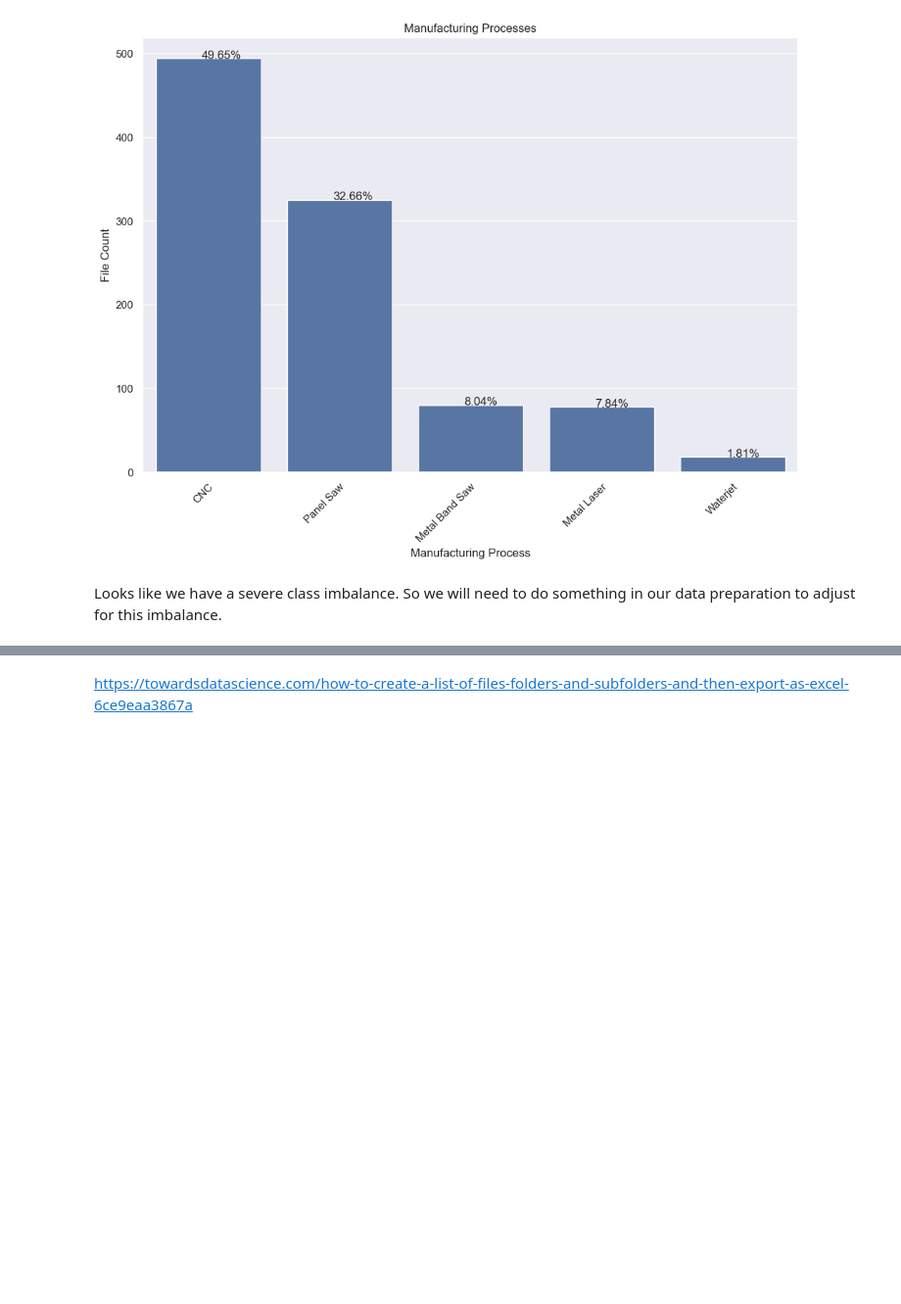
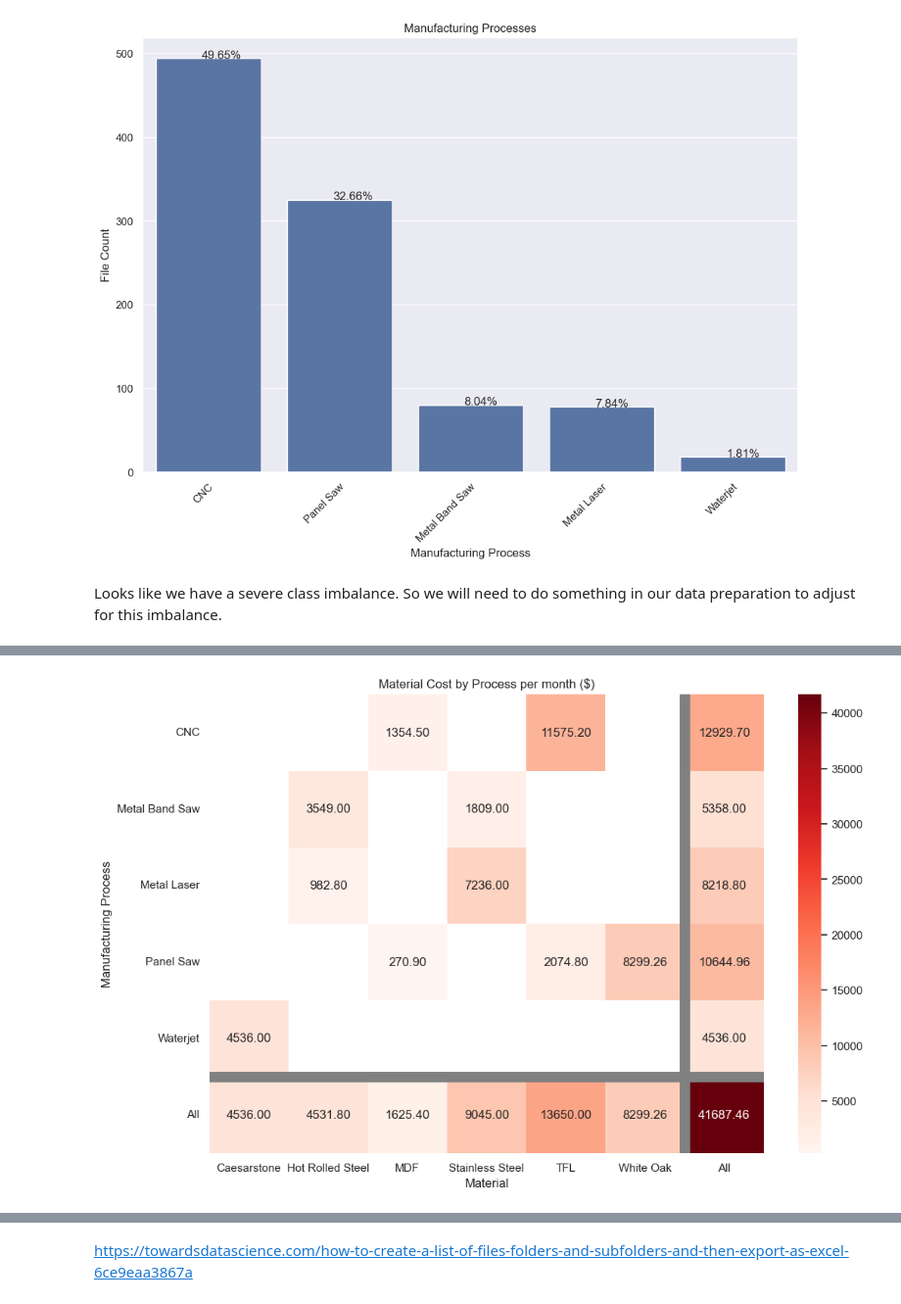
Before and after one commit to tfuger10/Part-processing, a Jupyter notebook: Notebook.ipynb, the cells around one changed output, grey strips where cells are left out. Shown at 98% size. Cells and saved outputs as stored; diff of their text form; code cells hidden in the pictures; blank space fills up the shorter version.

Commit message:
created first base model, added addditional data exploration on manufacturing process costs

```diff
--- a/Notebook.ipynb
+++ b/Notebook.ipynb
@@ -178,0 +190,3 @@ Looks like we have a severe class imbalance. So we will need to do something in
+# %%
+crosstab = pd.crosstab(df_target['Manufacturing Process'], df_target['Material'], margins=True)
+crosstab
@@ -178,0 +224,8 @@ Looks like we have a severe class imbalance. So we will need to do something in
+# %%
+Cost_Material = {'Material': ['Caesarstone', 'Hot Rolled Steel', 'MDF', 'Stainless Steel', 'TFL', 'White Oak'],
+     'Assumed Standard Size': ['305cm x 144cm x 2cm', '48" x 96" x 16 gauge', '49" x 97" x 3/4"', '48" x 96" x 16 gauge', '49" x 97" x 3/4"', '7" x 60" x 3/4"'],
+    'Cost per stock item ($)': [1200, 420, 45, 670, 35, 10.90],
+    'Stock item yield per part': [0.21, 0.13, 0.43, 0.18, 0.78, 3.24]}
+Cost_Material_df = pd.DataFrame(Cost_Material).set_index('Material')
+Cost_Material_df['Cost per item ($)'] = Cost_Material_df['Cost per stock item ($)']*Cost_Material_df['Stock item yield per part']
+Cost_Material_df
@@ -178,0 +241,7 @@ Looks like we have a severe class imbalance. So we will need to do something in
+# %%
+Cost_Material_Process = crosstab.multiply(Cost_Material_df['Cost per item ($)'].T, axis='columns')
+Cost_Material_Process['All'] = pd.DataFrame(Cost_Material_Process.sum(axis=1))
+temp_cols=Cost_Material_Process.columns.tolist()
+new_cols=temp_cols[1:] + temp_cols[0:1]
+Cost_Material_Process=Cost_Material_Process[new_cols]
+Cost_Material_Process
@@ -178,0 +257,14 @@ Looks like we have a severe class imbalance. So we will need to do something in
+# %%
+ax = sns.heatmap(Cost_Material_Process,
+           annot=True,
+           cmap='Reds',
+           fmt='.2f',
+           mask=(Cost_Material_Process==0)
+           )
+ax.set_facecolor('white')
+ax.axvline([6], *ax.get_ylim(), linewidth=10, color='gray')
+ax.axhline([5], *ax.get_ylim(), linewidth=10, color='gray')
+plt.yticks(rotation=0)
+plt.title("Material Cost by Process per month ($)");
+# %% [output]
+[figure, added]
```
Also changed, not shown: parts of 52 cells of this notebook.
